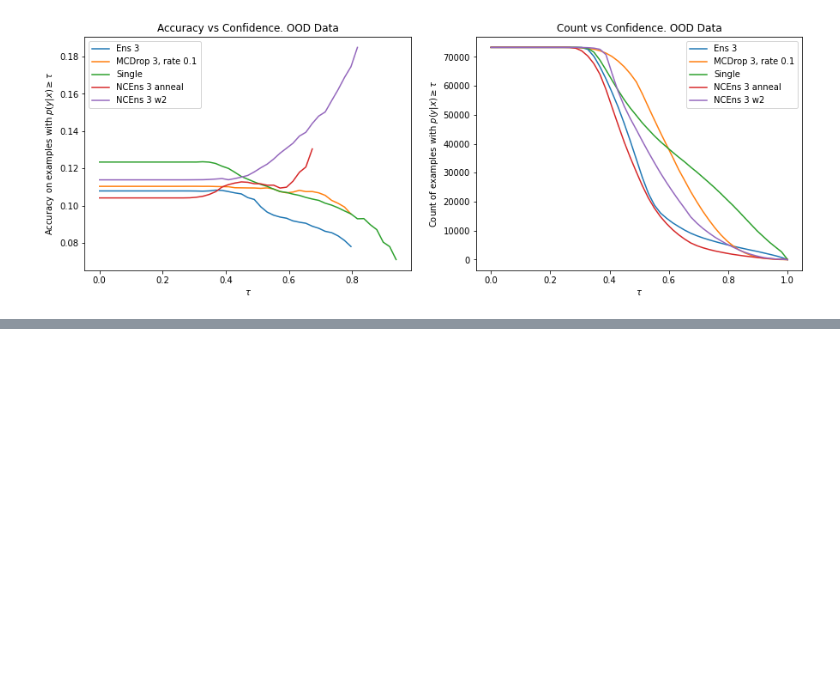
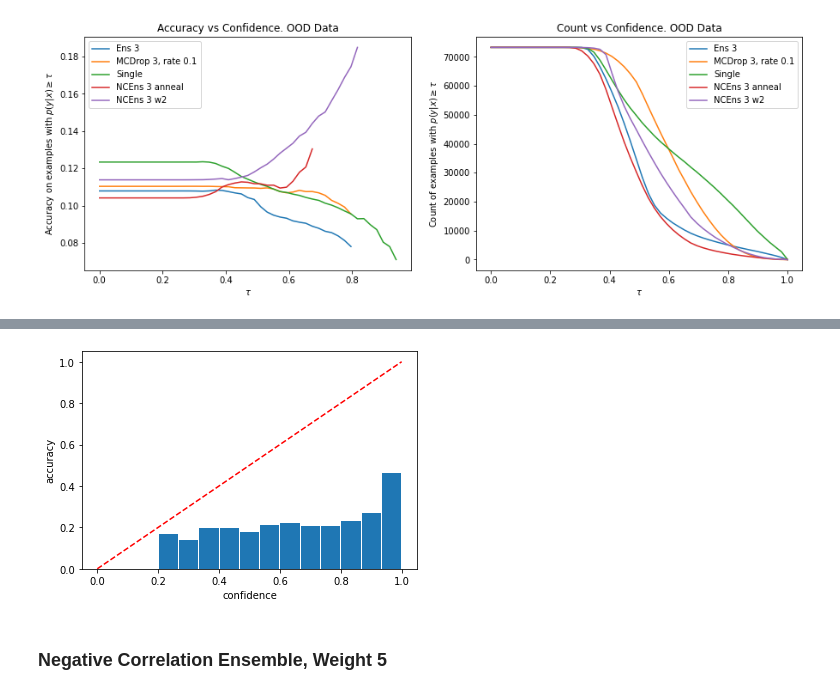
Before and after one commit to gintepe/DeepEnsembleUncertainty, a Jupyter notebook: test_mnist.ipynb, the cells around one changed output, grey strips where cells are left out. Cells and saved outputs as stored; diff of their text form; code cells hidden in the pictures; blank space fills up the shorter version.

```diff
--- a/test_mnist.ipynb
+++ b/test_mnist.ipynb
@@ -244,0 +241,6 @@ acc
+# %%
+plot_calibration_hist(calibration_hist_rot)
+# %% [output]
+[figure, added]
+# %% [markdown]
+### Negative Correlation Ensemble, Weight 5
```
Also changed, not shown: parts of 38 cells of this notebook, 11 other files.
